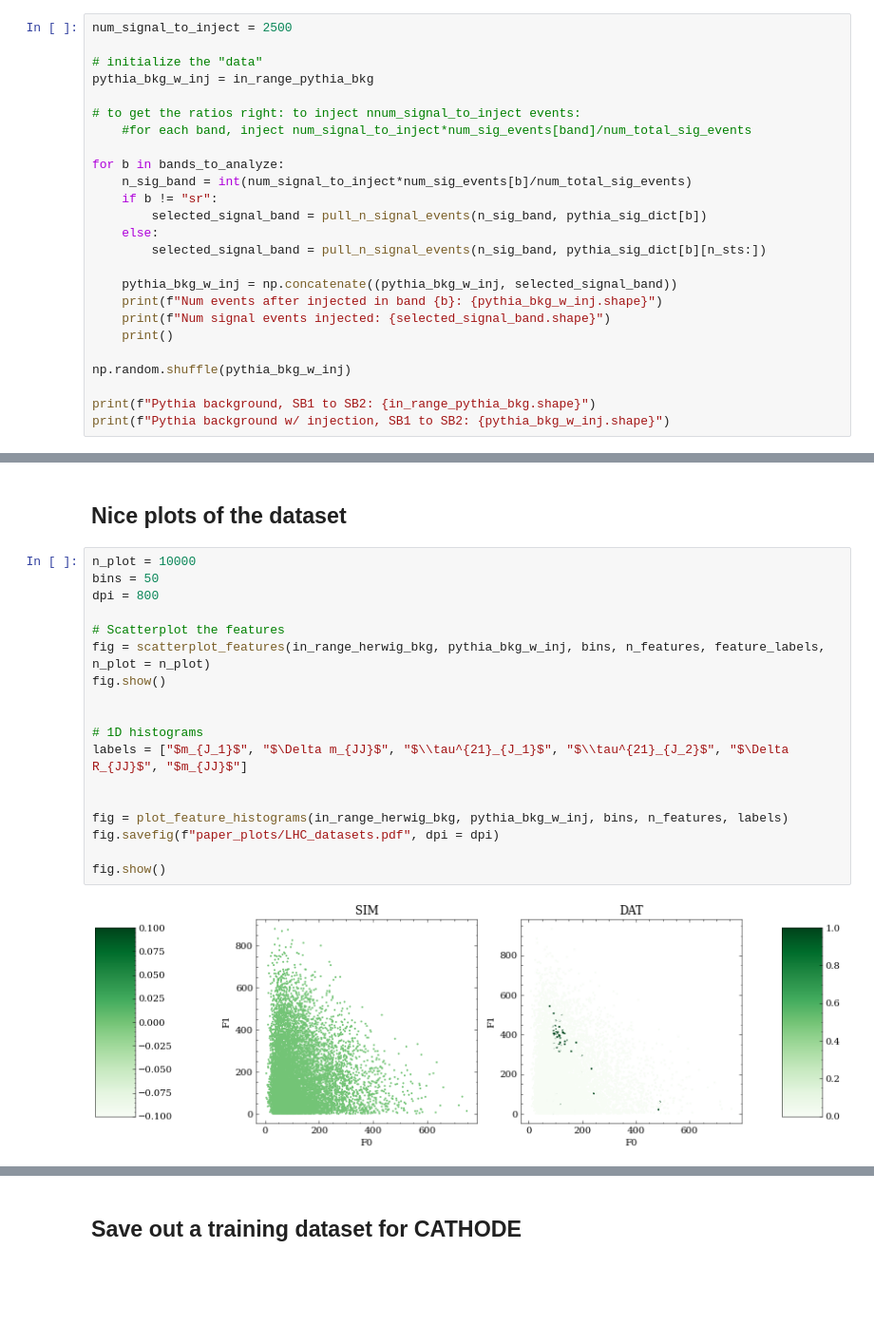
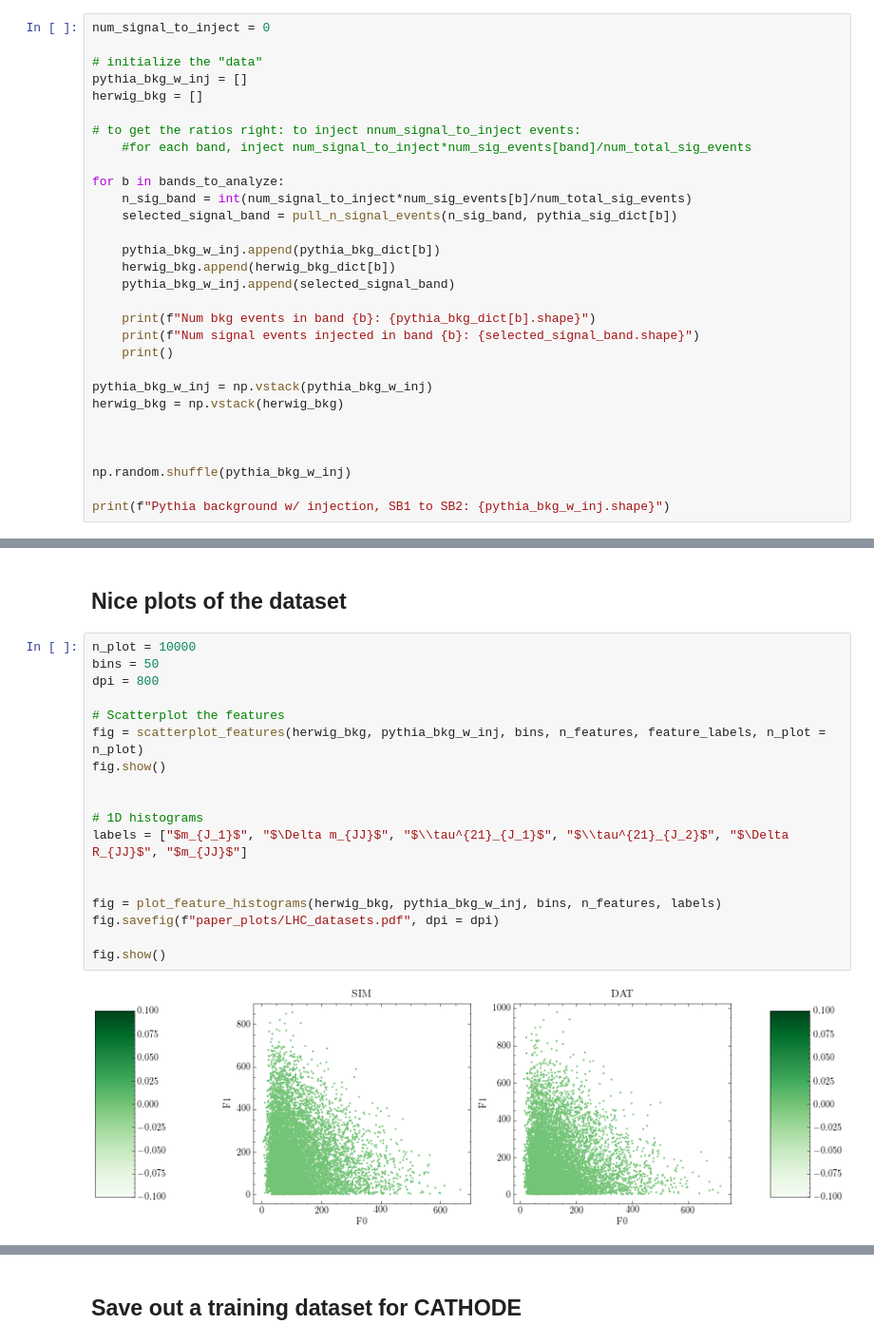
Before and after one commit to rmastand/FETA, a Jupyter notebook: generate_dataset_and_preprocess.ipynb, the cells around one changed output, grey strips where cells are left out. Shown at 95% size. Drawn from its saved outputs; the diff is of its cells as text; blank space fills up the shorter version.

```diff
--- a/generate_dataset_and_preprocess.ipynb
+++ b/generate_dataset_and_preprocess.ipynb
@@ -207,28 +101,33 @@ np.save(os.path.join(STS_dir, "true_sup_sig.npy"), true_sup_sig)
 # %% [markdown]
 ### Pull n signal events from the range (sb1 -> sb2)
 # %%
-num_signal_to_inject = 2500
+num_signal_to_inject = 0
 
 # initialize the "data"
-pythia_bkg_w_inj = in_range_pythia_bkg
+pythia_bkg_w_inj = []
+herwig_bkg = []
 
 # to get the ratios right: to inject nnum_signal_to_inject events:
     #for each band, inject num_signal_to_inject*num_sig_events[band]/num_total_sig_events
 
 for b in bands_to_analyze:
     n_sig_band = int(num_signal_to_inject*num_sig_events[b]/num_total_sig_events)
-    if b != "sr":
-        selected_signal_band = pull_n_signal_events(n_sig_band, pythia_sig_dict[b])
-    else:
-        selected_signal_band = pull_n_signal_events(n_sig_band, pythia_sig_dict[b][n_sts:])
+    selected_signal_band = pull_n_signal_events(n_sig_band, pythia_sig_dict[b])
 
-    pythia_bkg_w_inj = np.concatenate((pythia_bkg_w_inj, selected_signal_band))
-    print(f"Num events after injected in band {b}: {pythia_bkg_w_inj.shape}")
-    print(f"Num signal events injected: {selected_signal_band.shape}")
+    pythia_bkg_w_inj.append(pythia_bkg_dict[b])
+    herwig_bkg.append(herwig_bkg_dict[b])
+    pythia_bkg_w_inj.append(selected_signal_band)
+
+    print(f"Num bkg events in band {b}: {pythia_bkg_dict[b].shape}")
+    print(f"Num signal events injected in band {b}: {selected_signal_band.shape}")
     print()
+
+pythia_bkg_w_inj = np.vstack(pythia_bkg_w_inj)
+herwig_bkg = np.vstack(herwig_bkg)
+
+
 
 np.random.shuffle(pythia_bkg_w_inj)
 
-print(f"Pythia background, SB1 to SB2: {in_range_pythia_bkg.shape}")
 print(f"Pythia background w/ injection, SB1 to SB2: {pythia_bkg_w_inj.shape}")
 # %% [output]
@@ -248,20 +146,20 @@ Pythia background w/ injection, SB1 to SB2: (402598, 7)
 # %%
 n_plot = 10000
 bins = 50
 dpi = 800
 
 # Scatterplot the features
-fig = scatterplot_features(in_range_herwig_bkg, pythia_bkg_w_inj, bins, n_features, feature_labels, n_plot = n_plot)
+fig = scatterplot_features(herwig_bkg, pythia_bkg_w_inj, bins, n_features, feature_labels, n_plot = n_plot)
 fig.show()
 
 
 # 1D histograms
 labels = ["$m_{J_1}$", "$\Delta m_{JJ}$", "$\\tau^{21}_{J_1}$", "$\\tau^{21}_{J_2}$", "$\Delta R_{JJ}$", "$m_{JJ}$"]
 
 
-fig = plot_feature_histograms(in_range_herwig_bkg, pythia_bkg_w_inj, bins, n_features, labels)
+fig = plot_feature_histograms(herwig_bkg, pythia_bkg_w_inj, bins, n_features, labels)
 fig.savefig(f"paper_plots/LHC_datasets.pdf", dpi = dpi)
 
 fig.show()
 # %% [output]
-[figure, old version]
+[figure, new version]
```
Also changed, not shown: parts of 18 cells of this notebook, 9 other files.
